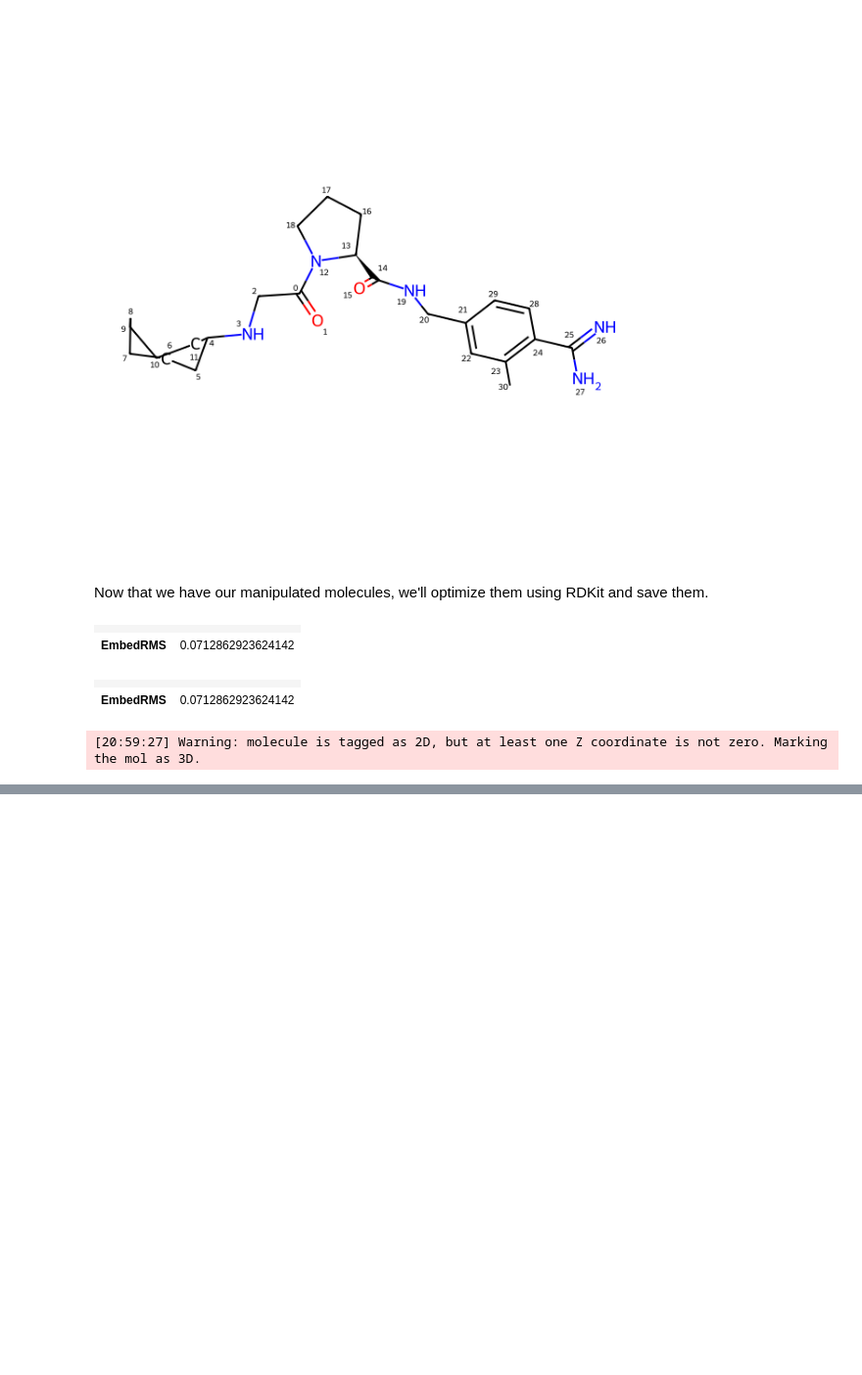
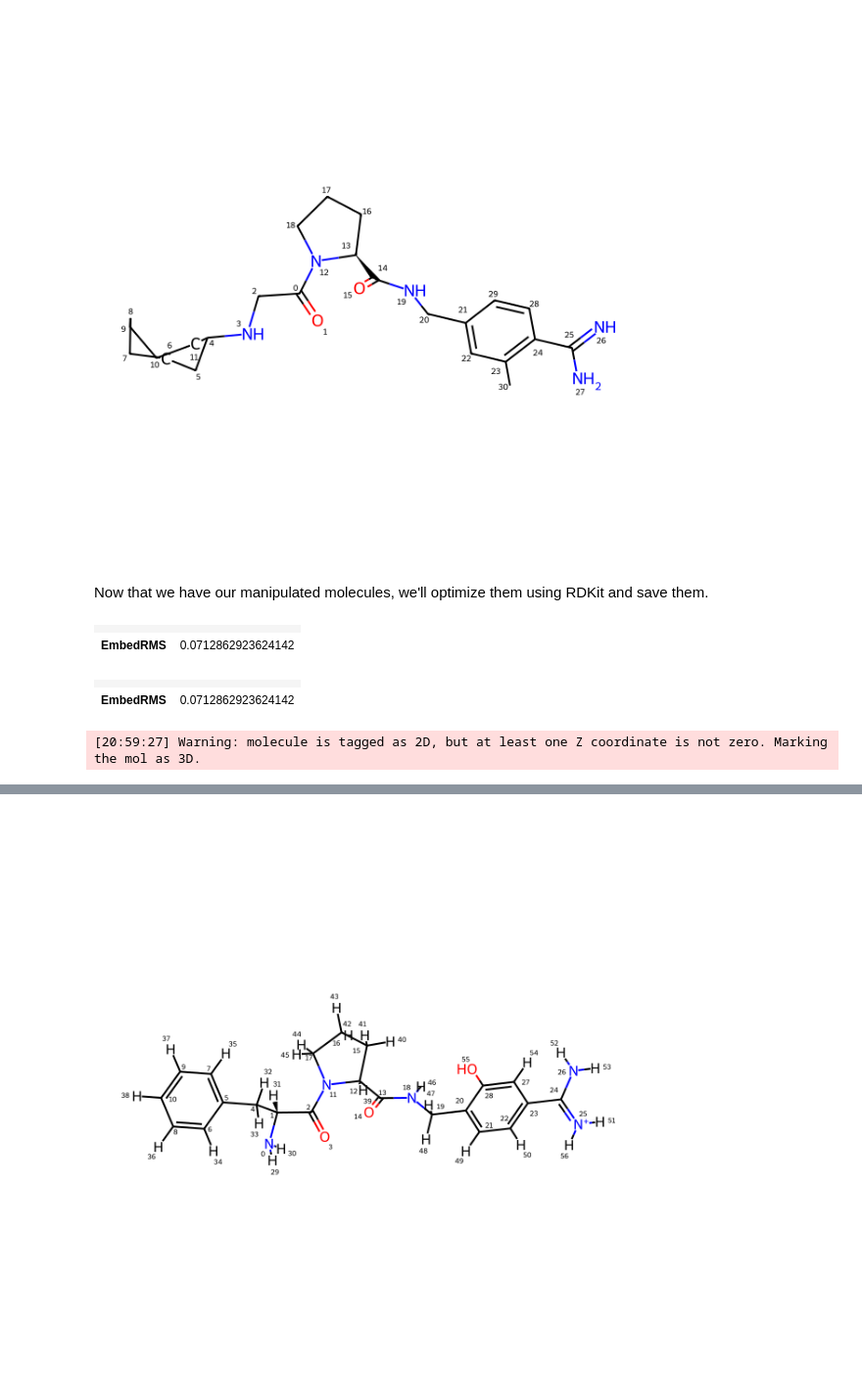
Before and after one commit to Arjun1425/Python-For-Cheminformatics-Driven-Molecular-Docking-rcsb, a Jupyter notebook: Molecular Docking.ipynb, the cells around one changed output, grey strips where cells are left out. Shown at 98% size. Drawn from its saved outputs; the diff is of its cells as text; code cells hidden in the pictures; blank space fills up the shorter version.

```diff
--- a/Molecular Docking.ipynb
+++ b/Molecular Docking.ipynb
@@ -331,0 +348,6 @@ ligand32 =Chem.Mol
+# %%
+atom = mod_ligand_OH.GetAtomWithIdx(55)
+atom.SetAtomicNum(8)   # Convert H to O.
+mod_ligand_OH
+# %% [output]
+[figure, added]
```
Also changed, not shown: parts of 36 cells of this notebook.
